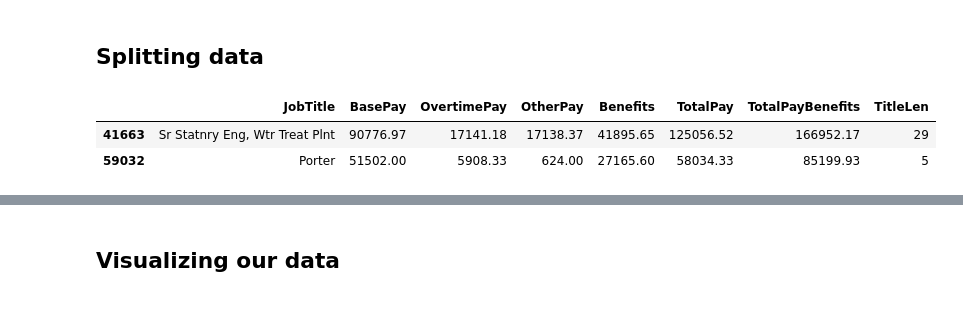
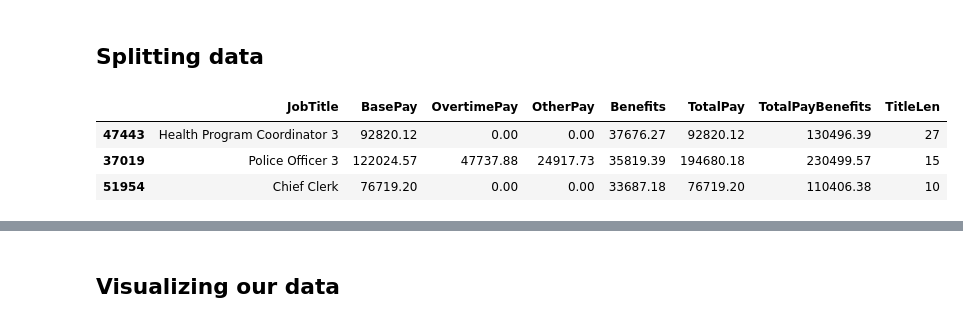
Before and after one commit to ramalldf/informatics, a Jupyter notebook: sf_otherpay_predict.ipynb, the cells around one changed output, grey strips where cells are left out. Drawn from its saved outputs; the diff is of its cells as text; code cells hidden in the pictures.

Commit message:
Updated models to balance classes, add random states

```diff
--- a/sf_otherpay_predict.ipynb
+++ b/sf_otherpay_predict.ipynb
@@ -130,12 +130,13 @@ clean2012= dataClean[dataClean['Year'] == 2012]#Filter out non-2012 data.
 clean2012= clean2012.drop(['Year'], axis= 1)#Since we know it is from 2012, we don't need a 2012 column anymore.
 # %%
 from sklearn.cross_validation import train_test_split
-train2012, test2012 = train_test_split(clean2012, test_size = 0.2)
-train2012.tail(2)
+train2012, test2012 = train_test_split(clean2012, test_size = 0.2, random_state= 42)
+train2012.tail(3)
 # %% [output]
 |  | JobTitle | BasePay | OvertimePay | OtherPay | Benefits | TotalPay | TotalPayBenefits | TitleLen |
-| 41663 | Sr Statnry Eng, Wtr Treat Plnt | 90776.97 | 17141.18 | 17138.37 | 41895.65 | 125056.52 | 166952.17 | 29 |
-| 59032 | Porter | 51502.00 | 5908.33 | 624.00 | 27165.60 | 58034.33 | 85199.93 | 5 |
+| 47443 | Health Program Coordinator 3 | 92820.12 | 0.00 | 0.00 | 37676.27 | 92820.12 | 130496.39 | 27 |
+| 37019 | Police Officer 3 | 122024.57 | 47737.88 | 24917.73 | 35819.39 | 194680.18 | 230499.57 | 15 |
+| 51954 | Chief Clerk | 76719.20 | 0.00 | 0.00 | 33687.18 | 76719.20 | 110406.38 | 10 |
 # %% [markdown]
 <a id='visualize'></a>
 # %% [markdown]
```
Also changed, not shown: parts of 11 cells of this notebook.
